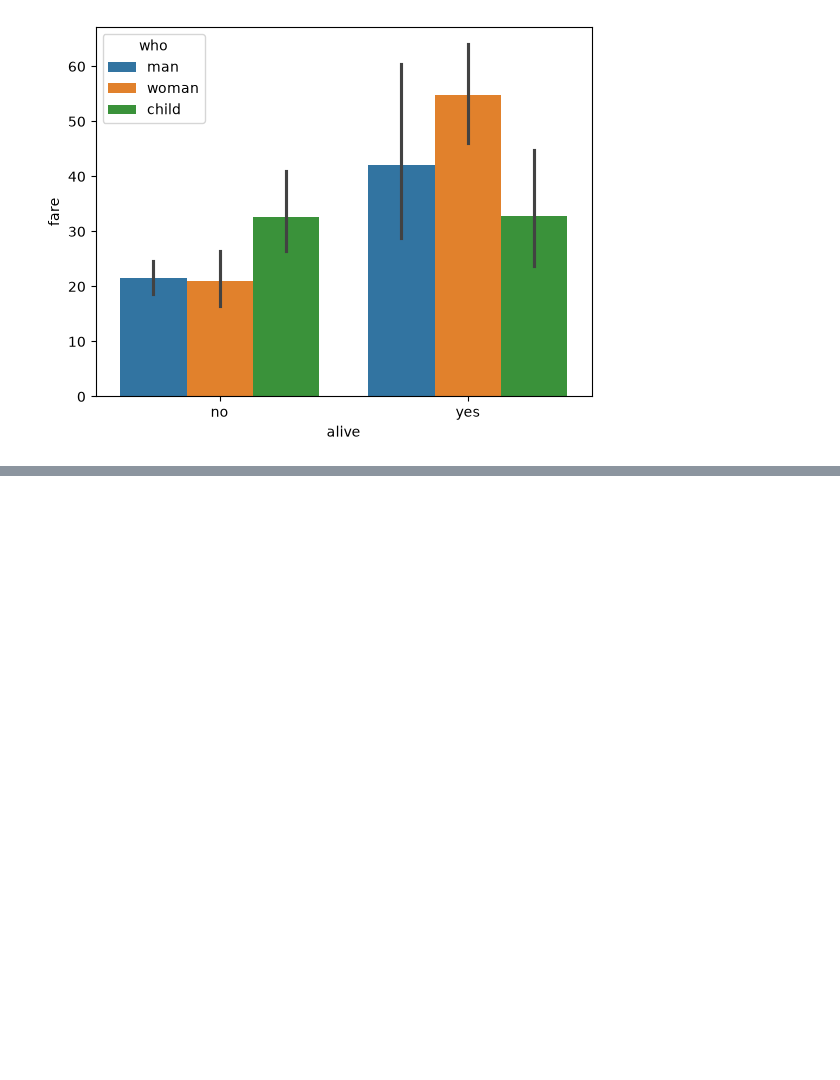
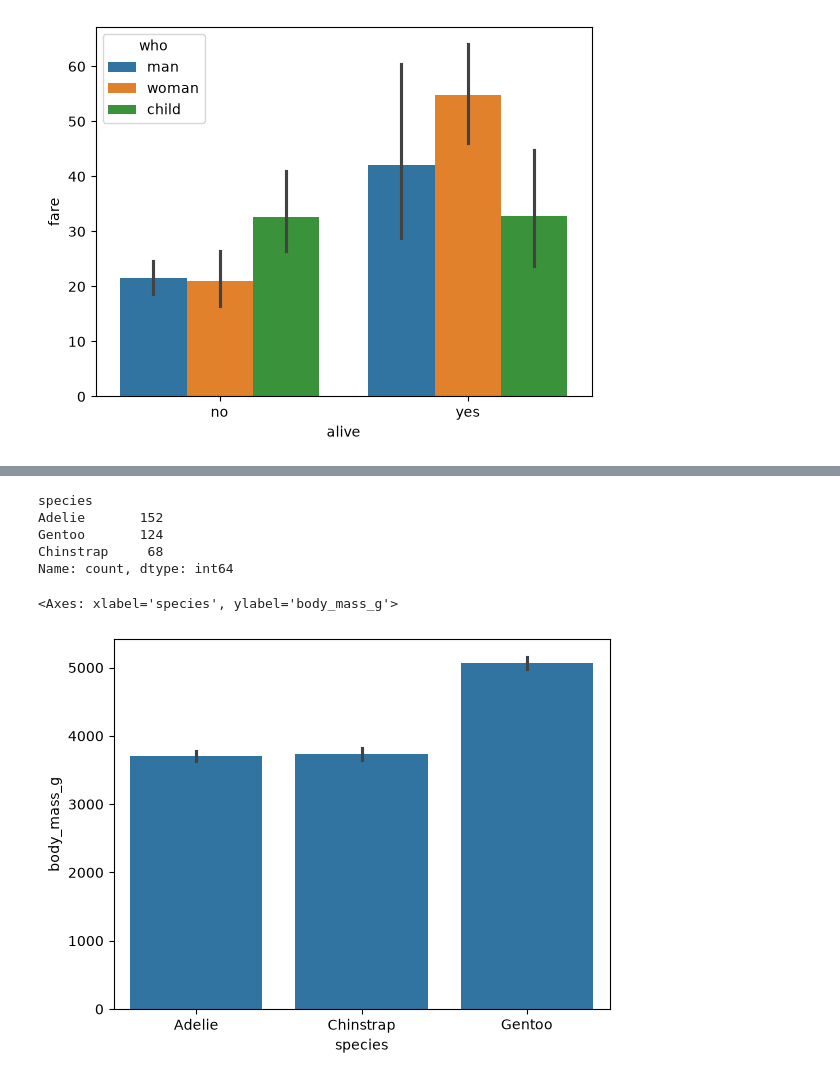
Before and after one commit to ShykhMHasnain-1/Full-Data-Science, a Jupyter notebook: Seaborn/task.ipynb, the cells around one changed output, grey strips where cells are left out. Saved outputs shown, nothing was run; the diff lists cells and outputs as text; code cells hidden in the pictures; blank space fills up the shorter version.

```diff
--- a/Seaborn/task.ipynb
+++ b/Seaborn/task.ipynb
@@ -31,3 +31,7 @@ sns.barplot(titanic,x="alive",y="fare",hue="who")
 # %% [output]
 <Axes: xlabel='alive', ylabel='fare'>
 [figure]
+# %%
+penguins = sns.load_dataset("penguins")
+penguins = penguins.fillna(penguins.mean(numeric_only=True))
+penguins
@@ -33,0 +52,13 @@ sns.barplot(titanic,x="alive",y="fare",hue="who")
+# %%
+penguins.species.value_counts()
+# %% [output]
+species
+Adelie       152
+Gentoo       124
+Chinstrap     68
+Name: count, dtype: int64
+# %%
+sns.barplot(penguins,x="species",y="body_mass_g")
+# %% [output]
+<Axes: xlabel='species', ylabel='body_mass_g'>
+[figure, added]
```
Also changed, not shown: parts of 3 cells of this notebook, 1 other file.
